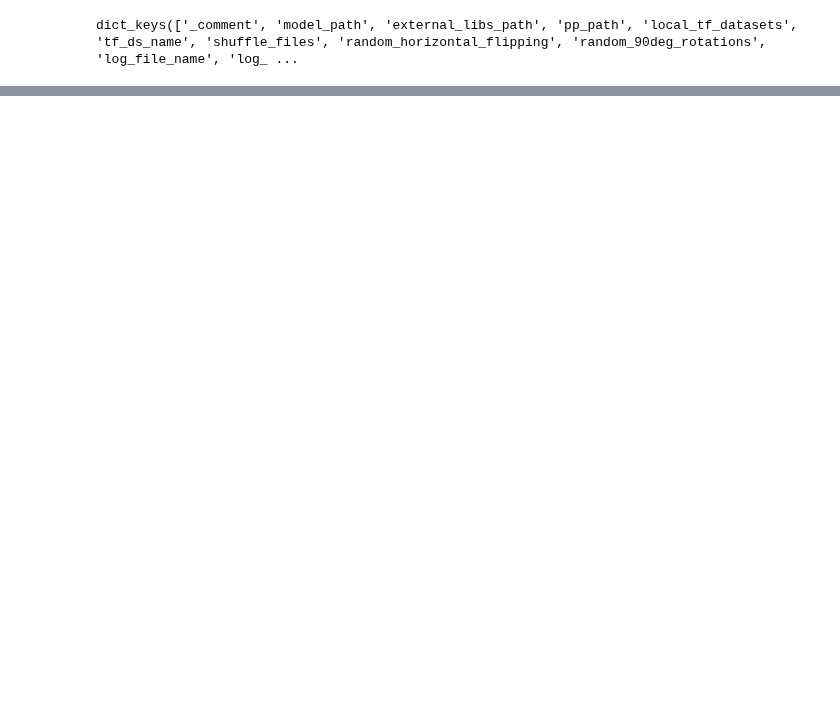
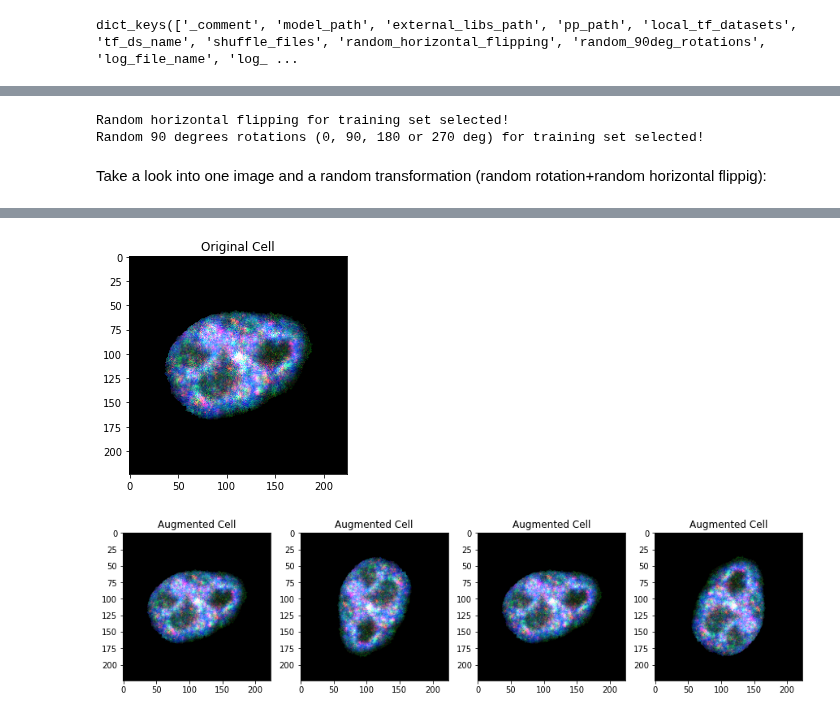
Before and after one commit to andresbecker/master_thesis, a Jupyter notebook: workspace/notebooks/RestNet50V2_test.ipynb, the cells around one changed output, grey strips where cells are left out. Saved outputs shown, nothing was run; the diff lists cells and outputs as text; code cells hidden in the pictures; blank space fills up the shorter version.

```diff
--- a/workspace/notebooks/RestNet50V2_test.ipynb
+++ b/workspace/notebooks/RestNet50V2_test.ipynb
@@ -17,0 +73,8 @@ dict_keys(['_comment', 'model_path', 'external_libs_path', 'pp_path', 'local_tf_
+# %%
+selected_channels = p['input_channels']
+msg = 'Selected input channels:\n{}'.format(selected_channels)
+print(msg)
+# Get selected channel ids
+input_ids = np.array(channels.set_index(['name']).loc[selected_channels].channel_id.values)
+msg = 'Corresponding input channel ids:\n{}'.format(input_ids)
+print(msg)
@@ -17,0 +88,13 @@ dict_keys(['_comment', 'model_path', 'external_libs_path', 'pp_path', 'local_tf_
+# %%
+# Path where tf datasets are
+dataset, metadata = tfds.load(
+    name=p['tf_ds_name'],
+    data_dir=p['local_tf_datasets'],
+    # If False, returns a dictionary with all the features
+    as_supervised=True,
+    shuffle_files=False,
+    with_info=True)
+msg = 'Tensorflow dataset {} loaded from:\n{}'.format(p['tf_ds_name'], p['local_tf_datasets'])
+
+# Load the splits
+train_data, val_data, test_data = dataset['train'], dataset['validation'], dataset['test']
@@ -17,0 +154,39 @@ dict_keys(['_comment', 'model_path', 'external_libs_path', 'pp_path', 'local_tf_
+# %%
+msg = ''
+if p['random_horizontal_flipping']:
+    msg = 'Random horizontal flipping for training set selected!'
+if p['random_90deg_rotations']:
+    msg = msg + '\nRandom 90 degrees rotations (0, 90, 180 or 270 deg) for training set selected!'
+if msg == '':
+    msg = 'No data augmentation technique selected for trainingset!'
+print(msg)
+# %% [output]
+Random horizontal flipping for training set selected!
+Random 90 degrees rotations (0, 90, 180 or 270 deg) for training set selected!
+# %% [markdown]
+Take a look into one image and a random transformation (random rotation+random horizontal flippig):
+# %%
+def visualize_cell(image):
+    plt.figure(figsize=(6,4))
+    plt.title('Original Cell')
+    img, _ = filter_channels(image, 0)
+    plt.imshow(img.numpy(),
+               cmap=plt.cm.PiYG,
+               vmin=0, vmax=1)
+
+    if p['random_horizontal_flipping'] | p['random_90deg_rotations']:
+        plt.figure(figsize=(15,4))
+        for i in range(4):
+            img, _ = augment(image, 0)
+            plt.subplot(1,4,i+1)
+            plt.title('Augmented Cell')
+            plt.imshow(img.numpy(),
+                       cmap=plt.cm.PiYG,
+                       vmin=0, vmax=1)
+# %%
+# Get one image from the training dataset
+image, _ = next(iter(train_data))
+# %%
+# Visualize the original vs. random flipping and rotations
+visualize_cell(image)
+# %% [output]
@@ -18,2 +198,4 @@ dict_keys(['_comment', 'model_path', 'external_libs_path', 'pp_path', 'local_tf_
+[figure, added]
+[figure, added]
 # %%
 model_ResNet50V2 = tf.keras.applications.ResNet50V2(
```
Also changed, not shown: parts of 21 cells of this notebook, 1 other file.
